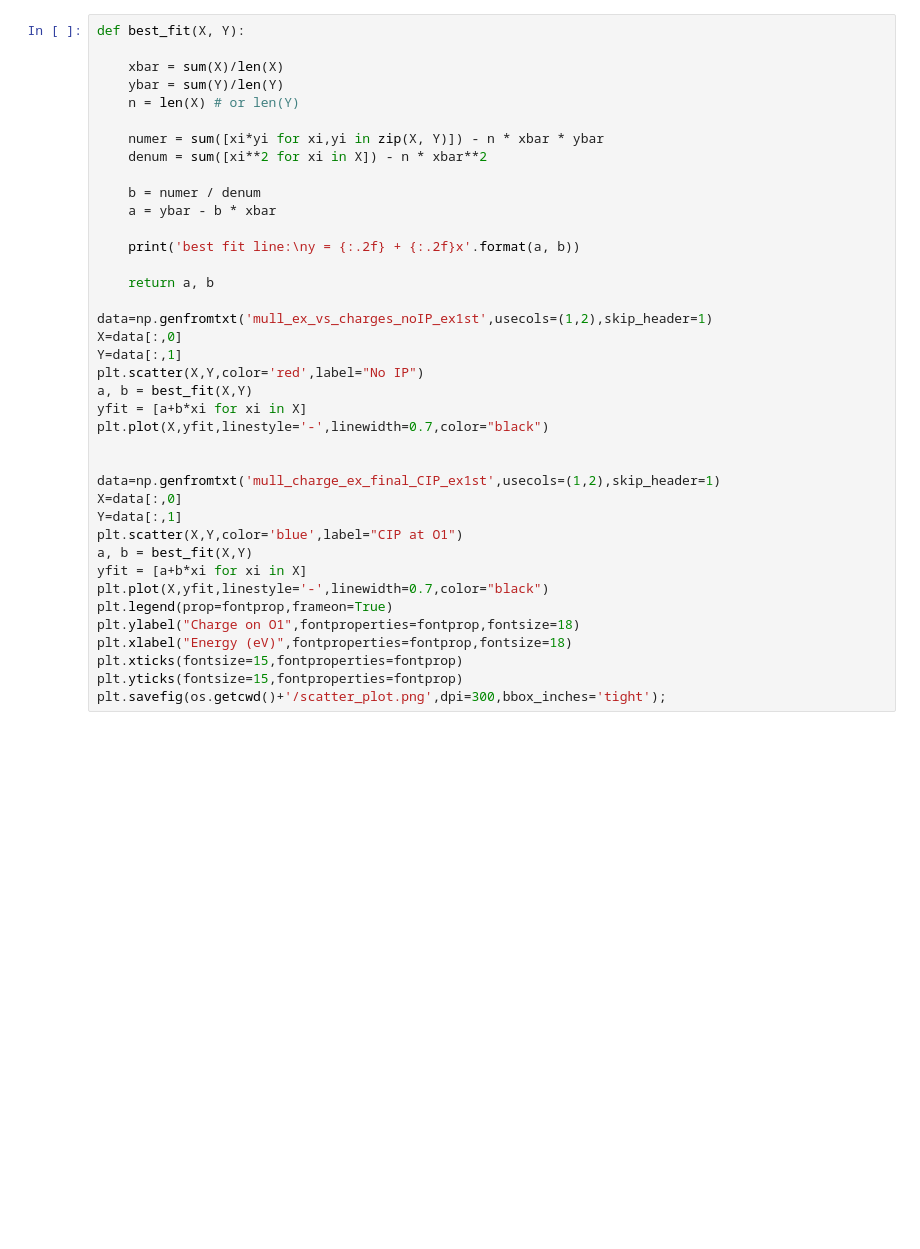
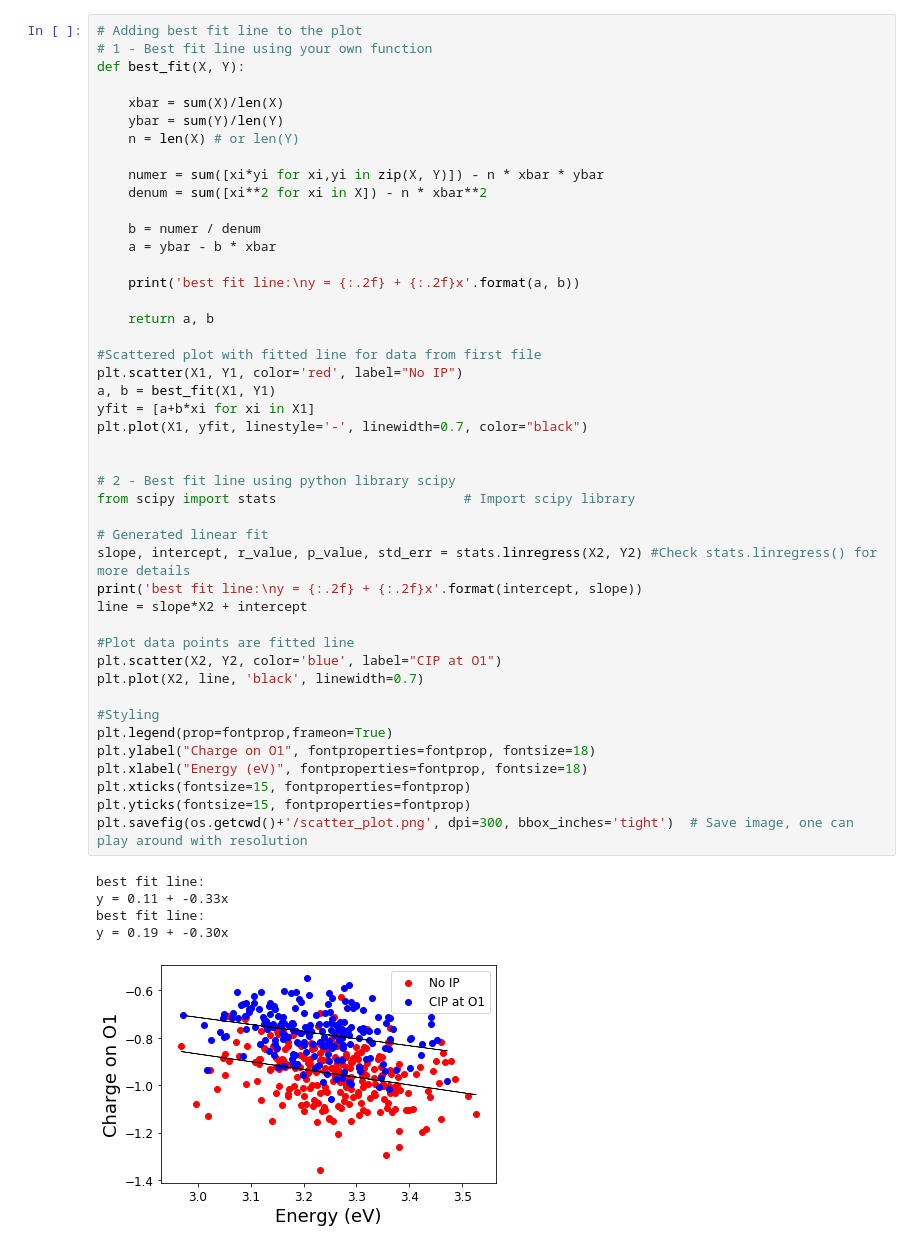
Before and after one commit to Carreau/matplotlib-demo, a Jupyter notebook: Matplotlib_tutorial.ipynb, the cells around one changed output. Saved outputs shown, nothing was run; the diff lists cells and outputs as text; blank space fills up the shorter version.

```diff
--- a/Matplotlib_tutorial.ipynb
+++ b/Matplotlib_tutorial.ipynb
@@ -41,40 +66,52 @@ plt.yticks(fontsize=11,fontproperties=fontprop)
 # %%
+# Adding best fit line to the plot
+# 1 - Best fit line using your own function
 def best_fit(X, Y):
 
     xbar = sum(X)/len(X)
     ybar = sum(Y)/len(Y)
     n = len(X) # or len(Y)
 
     numer = sum([xi*yi for xi,yi in zip(X, Y)]) - n * xbar * ybar
     denum = sum([xi**2 for xi in X]) - n * xbar**2
 
     b = numer / denum
     a = ybar - b * xbar
 
     print('best fit line:\ny = {:.2f} + {:.2f}x'.format(a, b))
 
     return a, b
 
-data=np.genfromtxt('mull_ex_vs_charges_noIP_ex1st',usecols=(1,2),skip_header=1)
-X=data[:,0]
-Y=data[:,1]
-plt.scatter(X,Y,color='red',label="No IP")
-a, b = best_fit(X,Y)
-yfit = [a+b*xi for xi in X]
-plt.plot(X,yfit,linestyle='-',linewidth=0.7,color="black")
+#Scattered plot with fitted line for data from first file
+plt.scatter(X1, Y1, color='red', label="No IP")
+a, b = best_fit(X1, Y1)
+yfit = [a+b*xi for xi in X1]
+plt.plot(X1, yfit, linestyle='-', linewidth=0.7, color="black")
 
 
-data=np.genfromtxt('mull_charge_ex_final_CIP_ex1st',usecols=(1,2),skip_header=1)
-X=data[:,0]
-Y=data[:,1]
-plt.scatter(X,Y,color='blue',label="CIP at O1")
-a, b = best_fit(X,Y)
-yfit = [a+b*xi for xi in X]
-plt.plot(X,yfit,linestyle='-',linewidth=0.7,color="black")
+# 2 - Best fit line using python library scipy
+from scipy import stats                        # Import scipy library
+
+# Generated linear fit
+slope, intercept, r_value, p_value, std_err = stats.linregress(X2, Y2) #Check stats.linregress() for more details
+print('best fit line:\ny = {:.2f} + {:.2f}x'.format(intercept, slope))
+line = slope*X2 + intercept
+
+#Plot data points are fitted line
+plt.scatter(X2, Y2, color='blue', label="CIP at O1")
+plt.plot(X2, line, 'black', linewidth=0.7)
+
+#Styling
 plt.legend(prop=fontprop,frameon=True)
-plt.ylabel("Charge on O1",fontproperties=fontprop,fontsize=18)
-plt.xlabel("Energy (eV)",fontproperties=fontprop,fontsize=18)
-plt.xticks(fontsize=15,fontproperties=fontprop)
-plt.yticks(fontsize=15,fontproperties=fontprop)
-plt.savefig(os.getcwd()+'/scatter_plot.png',dpi=300,bbox_inches='tight');
+plt.ylabel("Charge on O1", fontproperties=fontprop, fontsize=18)
+plt.xlabel("Energy (eV)", fontproperties=fontprop, fontsize=18)
+plt.xticks(fontsize=15, fontproperties=fontprop)
+plt.yticks(fontsize=15, fontproperties=fontprop)
+plt.savefig(os.getcwd()+'/scatter_plot.png', dpi=300, bbox_inches='tight')  # Save image, one can play around with resolution
+# %% [output]
+best fit line:
+y = 0.11 + -0.33x
+best fit line:
+y = 0.19 + -0.30x
+[figure, added]
 # %%
```
Also changed, not shown: parts of 9 cells of this notebook.
